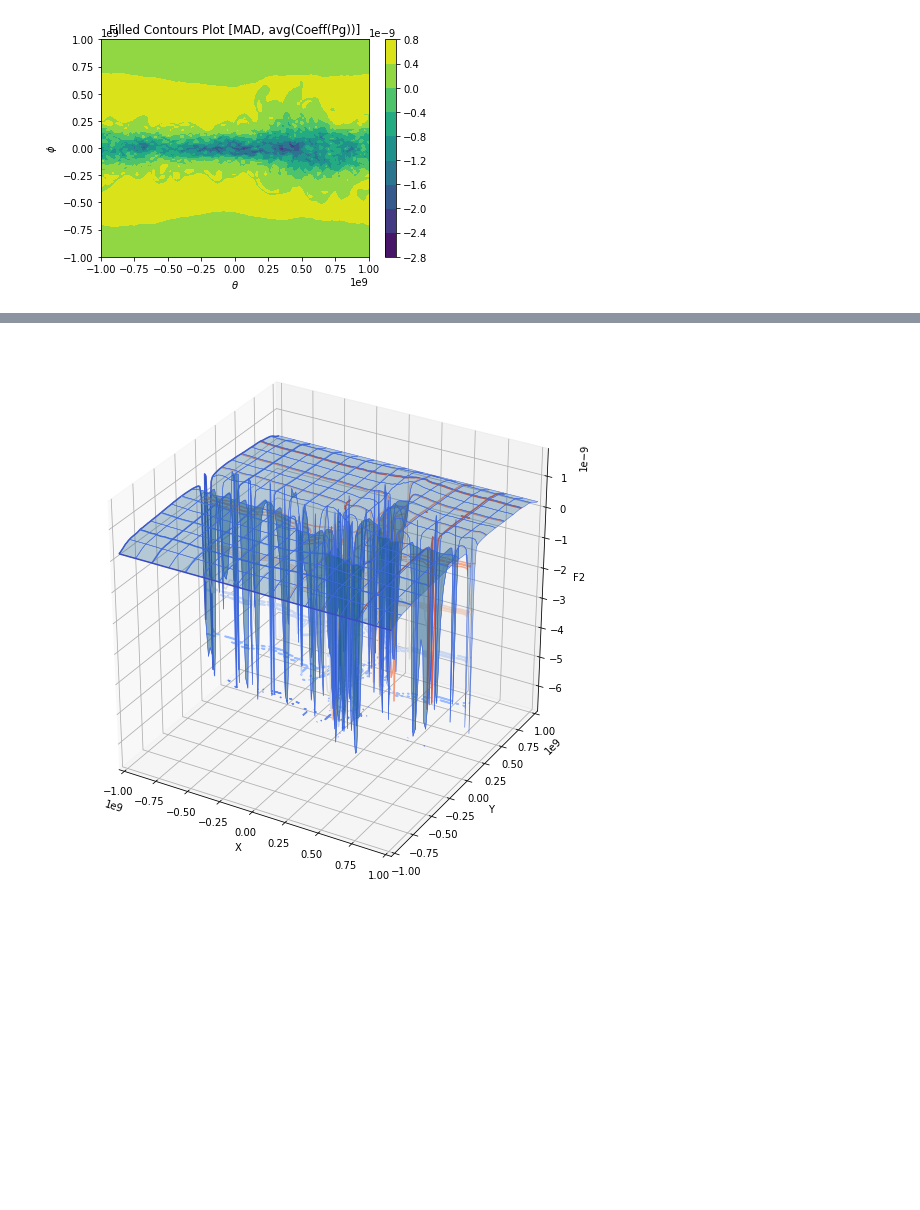
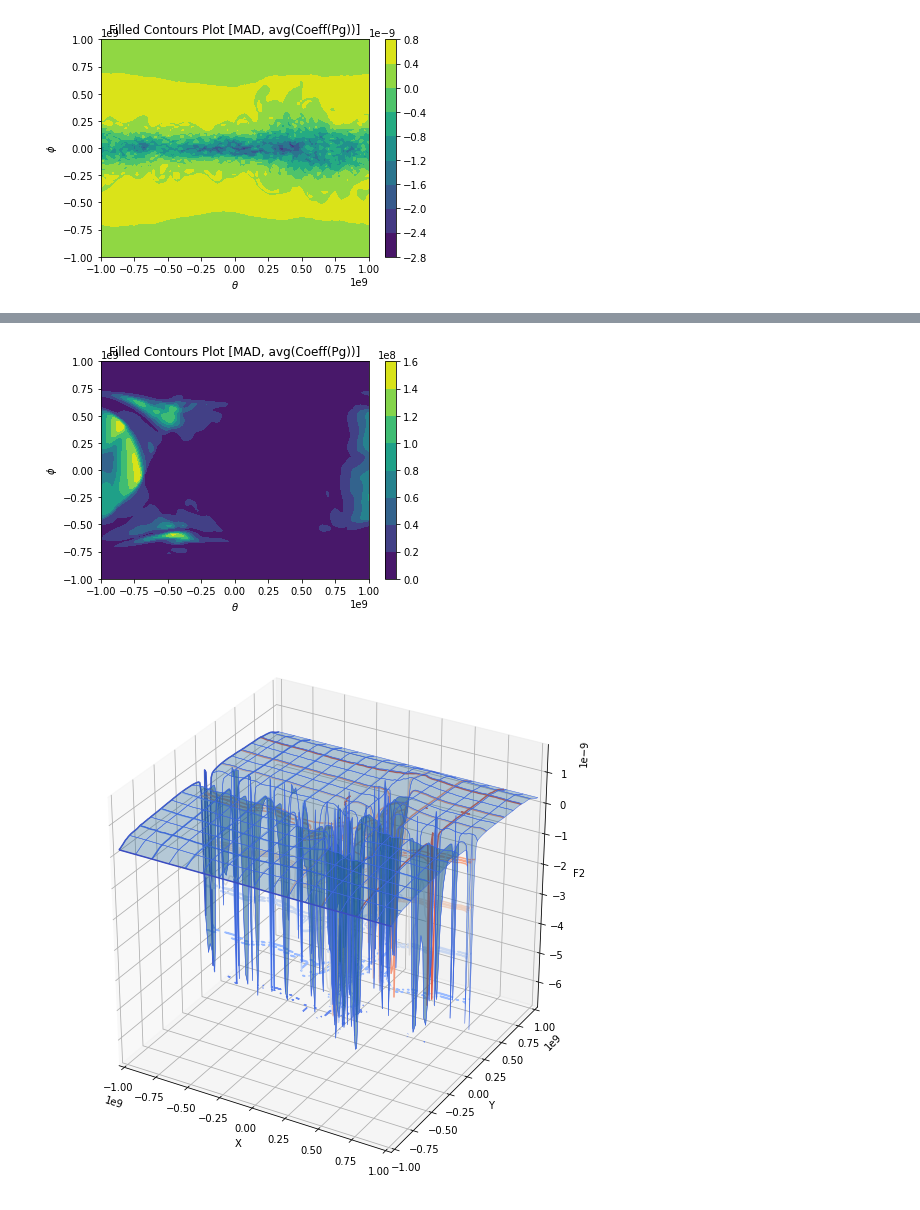
Before and after one commit to jlmaurora233/GRMHD, a Jupyter notebook: coeff_func_contour.ipynb, the cells around one changed output, grey strips where cells are left out. Saved outputs shown, nothing was run; the diff lists cells and outputs as text; code cells hidden in the pictures; blank space fills up the shorter version.

```diff
--- a/coeff_func_contour.ipynb
+++ b/coeff_func_contour.ipynb
@@ -486,3 +470,7 @@ twoD_contour(dumps_ma, 'avgcoeff2', 'Filled Contours Plot [MAD, avg(Coeff(Pg))]'
+# %%
+twoD_contour(dumps_ma, 'avgcoeff2', 'Filled Contours Plot [MAD, avg(Coeff(Pg))]', idx=-1)
+# %% [output]
+[figure, added]
 # %%
 threeD_contour(dumps_ma, 'coeff2', '3D Contours Plot [MAD, Coeff(Pg)]', 'F2')
 # %% [output]
```
Also changed, not shown: parts of 29 cells of this notebook.
